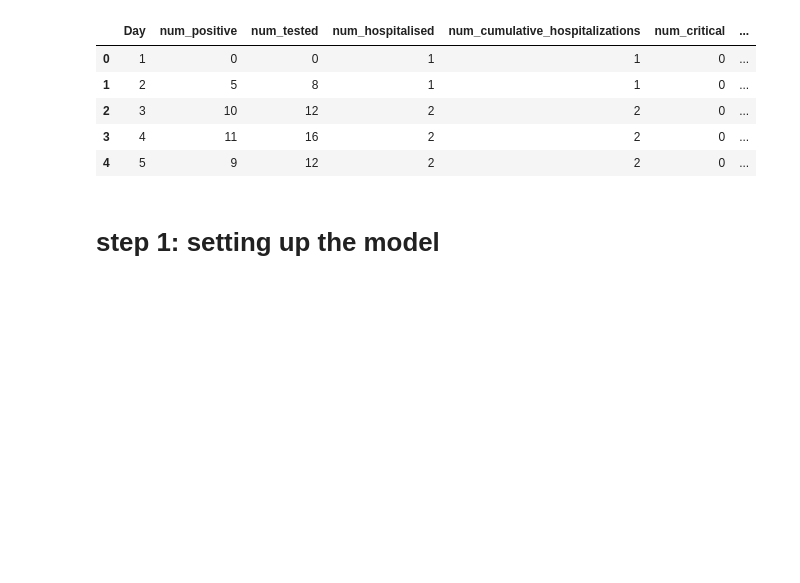
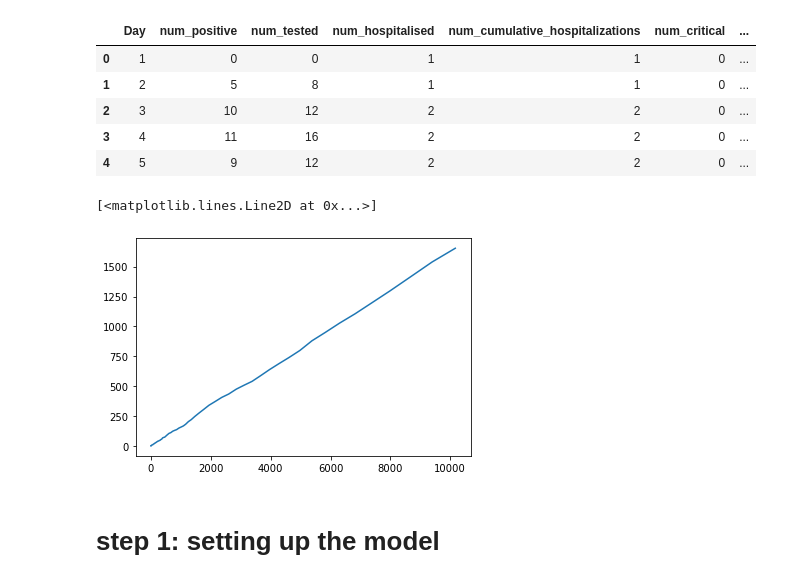
Before and after one commit to dimiphoton/bigdataSIR, a Jupyter notebook: Untitled.ipynb, the cells around one changed output. Cells and saved outputs as stored; diff of their text form; code cells hidden in the pictures; blank space fills up the shorter version.

```diff
--- a/Untitled.ipynb
+++ b/Untitled.ipynb
@@ -26,6 +26,11 @@ data.head()
 | 2 | 3 | 10 | 12 | 2 | 2 | 0 | ... |
 | 3 | 4 | 11 | 16 | 2 | 2 | 0 | ... |
 | 4 | 5 | 9 | 12 | 2 | 2 | 0 | ... |
+# %%
+plt.plot(data['num_hospitalised'].cumsum(),data['num_cumulative_hospitalizations'])
+# %% [output]
+[<matplotlib.lines.Line2D at 0x...>]
+[figure, added]
 # %% [markdown]
 # step 1: setting up the model #
 # %% [raw]
```
Also changed, not shown: parts of 32 cells of this notebook, 4 other files.
